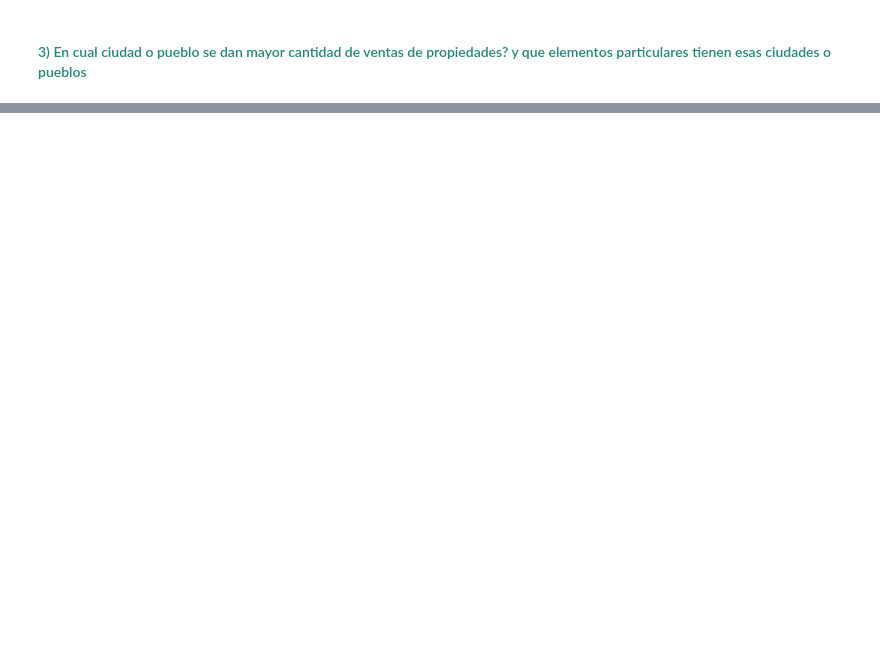
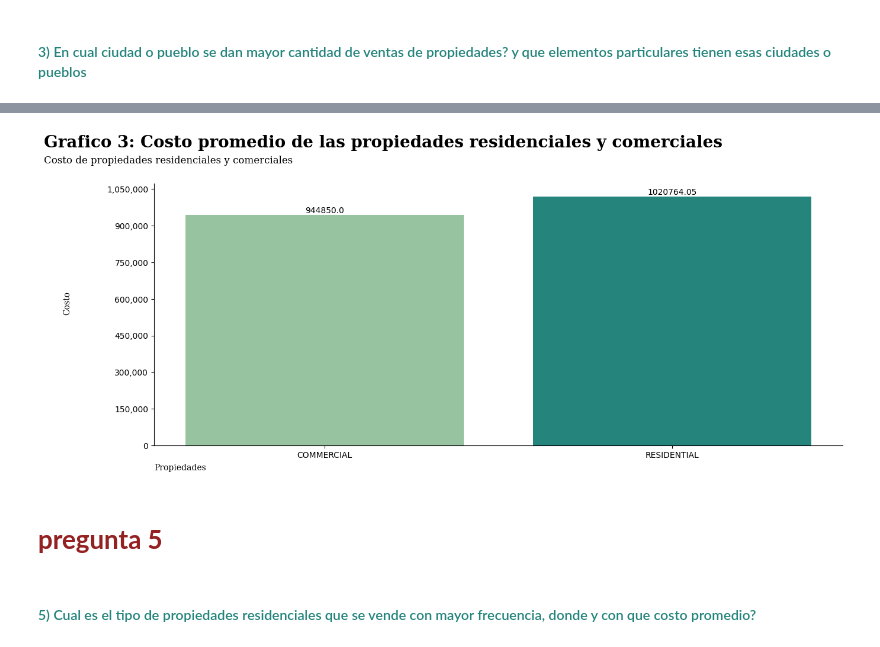
Before and after one commit to Avgpalma24/Data-base-project, a Jupyter notebook: Finalproject1.ipynb, the cells around one changed output, grey strips where cells are left out. Cells and saved outputs as stored; diff of their text form; code cells hidden in the pictures; blank space fills up the shorter version.

```diff
--- a/Finalproject1.ipynb
+++ b/Finalproject1.ipynb
@@ -446,0 +687,5 @@ cornwall
+# %%
+filtro = dataBase[dataBase["property_type"].isin(["RESIDENTIAL", "COMMERCIAL"])]
+promedio = filtro.groupby(dataBase["property_type"])["sale_amount"].mean()
+filtro_listo=promedio.round(2)
+print(filtro_listo)
@@ -446,0 +697,75 @@ cornwall
+# %%
+def agrupaYcuenta4 (dfParam, nomColumna1, nomColumna2, orden):
+    filtro = dfParam[dataBase[nomColumna1].isin(["RESIDENTIAL", "COMMERCIAL"])]
+    promedio = filtro.groupby(dfParam[nomColumna1])[nomColumna2].mean()
+    gf4=promedio.round(2)
+    gf4 = gf4.sort_values(ascending=orden)
+    return gf4
+# %%
+agrupado4 = agrupaYcuenta4 (dataBase, "property_type", "sale_amount", True)
+# %%
+fig, ax = plt.subplots(1,1, figsize = (15, 6.9), dpi=100) #
+
+etiquetaBarras= agrupado4.index.tolist()# nombre de cada barra en x
+alturaBarras = agrupado4.tolist()
+coloresBarras = ["#98c3a1","#25857d"]
+
+gBarra = ax.bar(etiquetaBarras, alturaBarras, color=coloresBarras)
+
+#-----------------------------------------CONFIG. DEL GRAFICO-----------------------------------------------------------------------#
+titulo = "Grafico 3: Costo promedio de las propiedades residenciales y comerciales"
+plt.suptitle(titulo,
+            horizontalalignment = 'left',
+            x = 0.001,
+            y = 0.87,
+            transform = fig.transFigure,
+            fontsize = 20,
+            fontweight = 'bold',
+            fontfamily = 'serif')
+
+subtitulo = "Costo de propiedades residenciales y comerciales"
+ax.set_title(subtitulo,
+            ha = 'left',
+            x = 0.001,
+            y = 0.80,
+            transform = fig.transFigure,
+            fontsize = 12,
+            fontweight = 'regular',
+            fontfamily = 'serif')
+
+etiquetax = "Propiedades"
+ax.set_xlabel(etiquetax,
+             ha = 'left',
+             fontsize = 10,
+             fontweight = 'regular',
+             fontfamily = 'serif')
+
+etiquetay = "Costo"
+ax.set_ylabel(etiquetay,
+             ha = 'left',
+             fontsize = 10,
+             fontweight = 'regular',
+             fontfamily = 'serif')
+
+ax.xaxis.set_label_coords(x=0, y = - 0.07, transform = ax.transAxes)
+ax.yaxis.set_label_coords(x=-0.12, y = 0.5, transform = ax.transAxes)
+
+#---------------------------------------------------------------------------------------------#
+#-------------------------------Crear etiqueta para cada barra--------------------------------#
+#---------------------------------------------------------------------------------------------#
+for barra in gBarra:
+    altura = barra.get_height()
+    ax.text(barra.get_x() + barra.get_width() / 2, altura, str(altura), ha='center', va='bottom', fontsize=10, color='black')
+#---------------------------------------------------------------------------------------------#
+ax.xaxis.set_major_locator(plt.MaxNLocator(integer=True))
+ax.yaxis.set_major_locator(plt.MaxNLocator(integer=True))
+ax.get_yaxis().set_major_formatter(plt.FuncFormatter(lambda x, loc: "{:,}".format(int(x))))
+
+plt.subplots_adjust(top= 0.75)
+plt.show()
+# %% [output]
+[figure, added]
+# %% [markdown]
+<h1 style = "color:#942222; font-weight: bold">pregunta 5</h1>
+# %% [markdown]
+<h4 Style = "color: #25857d">5) Cual es el tipo de propiedades residenciales que se vende con mayor frecuencia, donde y con que costo promedio?</h4>
```
Also changed, not shown: parts of 48 cells of this notebook.
